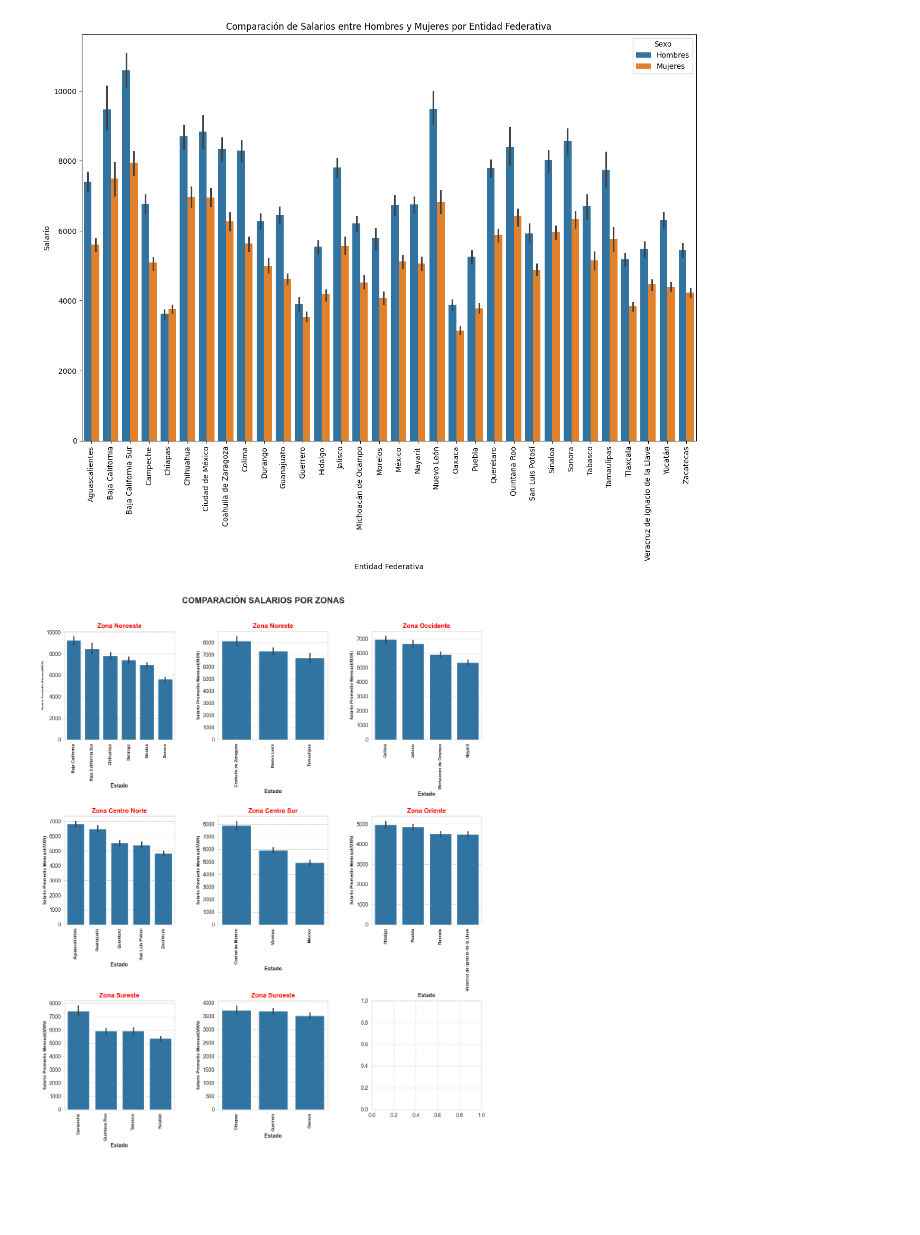
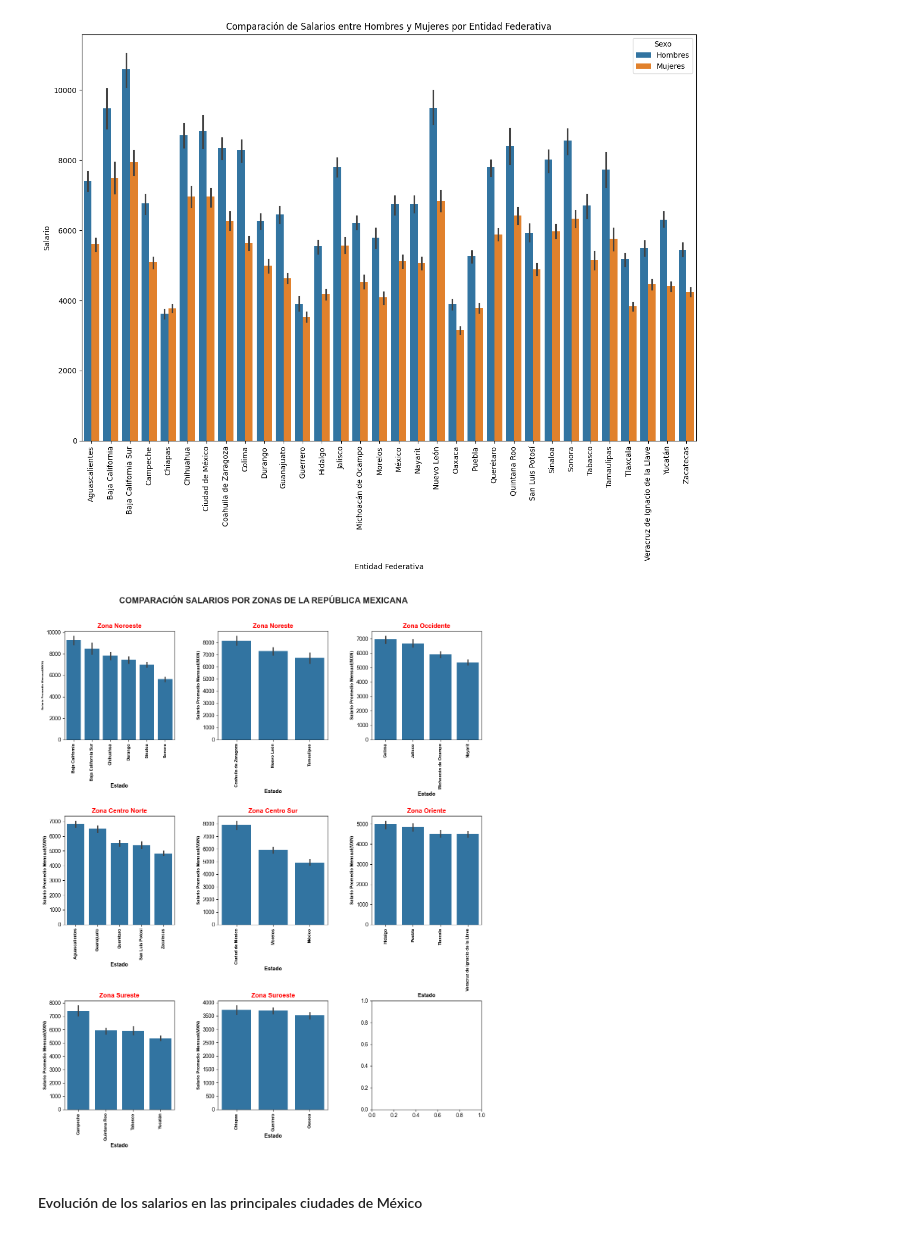
Before and after one commit to Qarant/Analysis-of-Mexican-Salaries-Over-Time, a Jupyter notebook: Statistics_and_Visualization.ipynb, the cells around one changed output. Saved outputs shown, nothing was run; the diff lists cells and outputs as text; code cells hidden in the pictures; blank space fills up the shorter version.

```diff
--- a/Statistics_and_Visualization.ipynb
+++ b/Statistics_and_Visualization.ipynb
@@ -175,32 +175,34 @@ axes[1,2].set_xticks(range(len(df_zona_oriente['Entidad Federativa'].unique())))
 axes[1,2].set_xticklabels(df_zona_oriente['Entidad Federativa'].unique(), rotation=90, fontsize=8,fontweight='bold')
 axes[1,2].set_title('Zona Oriente',fontweight='bold', color='red' )
 axes[1,2].set_ylabel("Salario Promedio Mensual(MXN)", fontsize=8.5, fontweight='bold')
 axes[1,2].set_xlabel("Estado", fontsize=10, fontweight='bold')
 
 #Grafico de salarios promedio Zona Sureste
 orderse = df_zona_sureste.groupby('Entidad Federativa')['Salario'].mean().sort_values(ascending=False).index
 sns.barplot(ax=axes[2,0], data=df_zona_sureste, x='Entidad Federativa', y='Salario', order=orderse)
 axes[2,0].set_xticks(range(len(df_zona_sureste['Entidad Federativa'].unique())))
 axes[2,0].set_xticklabels(df_zona_sureste['Entidad Federativa'].unique(), rotation=90, fontsize=8,fontweight='bold')
 axes[2,0].set_title('Zona Sureste',fontweight='bold', color='red' )
 axes[2,0].set_ylabel("Salario Promedio Mensual(MXN)", fontsize=8.5, fontweight='bold')
 axes[2,0].set_xlabel("Estado", fontsize=10, fontweight='bold')
 
 df_zona_suroeste
 #Grafico de salarios promedio Zona Suroeste
 orderso = df_zona_suroeste.groupby('Entidad Federativa')['Salario'].mean().sort_values(ascending=False).index
 sns.barplot(ax=axes[2,1], data=df_zona_suroeste, x='Entidad Federativa', y='Salario', order=orderso)
 axes[2,1].set_xticks(range(len(df_zona_suroeste['Entidad Federativa'].unique())))
 axes[2,1].set_xticklabels(df_zona_suroeste['Entidad Federativa'].unique(), rotation=90, fontsize=8,fontweight='bold')
 axes[2,1].set_title('Zona Suroeste',fontweight='bold', color='red' )
 axes[2,1].set_ylabel("Salario Promedio Mensual(MXN)", fontsize=8.5, fontweight='bold')
 axes[2,1].set_xlabel("Estado", fontsize=10, fontweight='bold')
 
 # Ajustar el layout y mostrar las gráficas
 sns.set_style("whitegrid", {'grid.linestyle': '--'})
-fig.suptitle("COMPARACIÓN SALARIOS POR ZONAS", fontsize=16, fontweight='bold')
+fig.suptitle("COMPARACIÓN SALARIOS POR ZONAS DE LA REPÚBLICA MEXICANA", fontsize=16, fontweight='bold')
 plt.tight_layout() # Ajustar el layout para evitar superposición de gráficas
 fig.subplots_adjust(top=0.92, wspace=0.4, hspace=0.7)
 plt.show() # Mostrar las gráficas
 # %% [output]
-[figure, old version]
+[figure, new version]
+# %% [markdown]
+#### Evolución de los salarios en las principales ciudades de México
```
Also changed, not shown: parts of 6 cells of this notebook.
